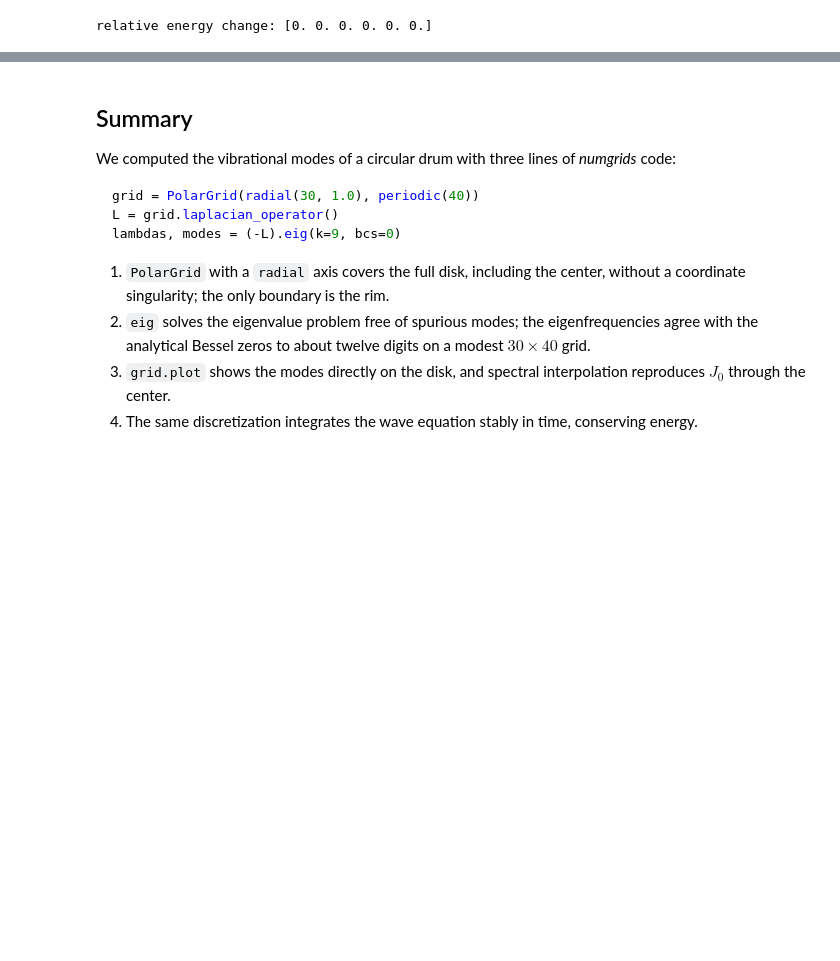
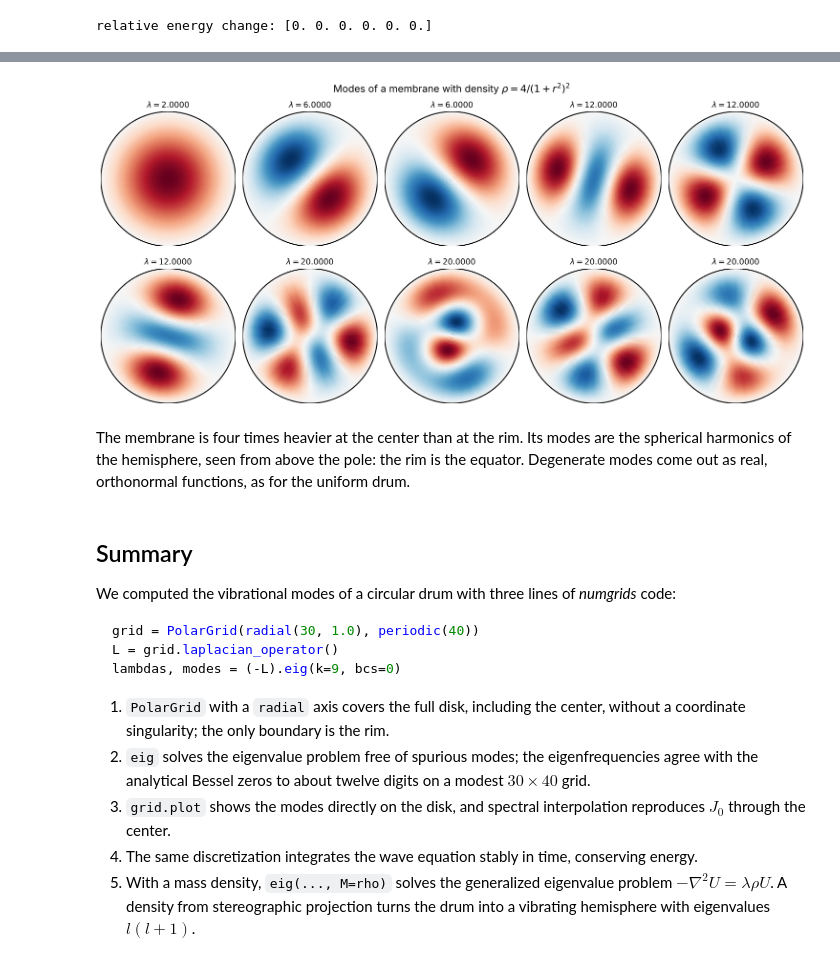
Before and after one commit to maroba/numgrids, a Jupyter notebook: examples/wave-equation-drum.ipynb, the cells around one changed output, grey strips where cells are left out. Cells and saved outputs as stored; diff of their text form; code cells hidden in the pictures; blank space fills up the shorter version.

```diff
--- a/examples/wave-equation-drum.ipynb
+++ b/examples/wave-equation-drum.ipynb
@@ -208,0 +226,9 @@ relative energy change: [0. 0. 0. 0. 0. 0.]
+# %%
+R, PHI = grid.meshed_coords
+rho = 4 / (1 + R**2) ** 2
+
+lambdas_h, modes_h = (-grid.laplacian_operator()).eig(k=10, bcs=0, M=rho)
+
+exact = [l * (l + 1) for l in range(1, 5) for _ in range(l)]
+for lam, ex in zip(lambdas_h, exact):
+    print(f"lambda = {lam:.10f}   exact: {ex}")
@@ -209,3 +246,19 @@ relative energy change: [0. 0. 0. 0. 0. 0.]
+# %%
+fig, axes = plt.subplots(2, 5, figsize=(15, 7.2))
+fig.suptitle(r"Modes of a membrane with density $\rho = 4/(1+r^2)^2$", fontsize=15)
+for ax, lam, mode in zip(axes.flat, lambdas_h, modes_h):
+    mode = mode / np.abs(mode).max()
+    grid.plot(mode, ax=ax, colorbar=False, cmap="RdBu_r", vmin=-1, vmax=1)
+    ax.plot(np.cos(theta), np.sin(theta), "k-", linewidth=1.5)
+    ax.set_title(rf"$\lambda = {lam:.4f}$", fontsize=12)
+    ax.set_aspect("equal")
+    ax.axis("off")
+plt.tight_layout(h_pad=2.5)
+plt.show()
+# %% [output]
+[figure, added]
+# %% [markdown]
+The membrane is four times heavier at the center than at the rim. Its modes are the spherical harmonics of the hemisphere, seen from above the pole: the rim is the equator. Degenerate modes come out as real, orthonormal functions, as for the uniform drum.
 # %% [markdown]
 ## Summary
 
@@ -224,3 +277,6 @@ lambdas, modes = (-L).eig(k=9, bcs=0)
 3. `grid.plot` shows the modes directly on the disk, and spectral interpolation reproduces $J_0$ through the
    center.
 4. The same discretization integrates the wave equation stably in time, conserving energy.
+5. With a mass density, `eig(..., M=rho)` solves the generalized eigenvalue problem
+   $-\nabla^2 U = \lambda \rho U$. A density from stereographic projection turns the drum into a vibrating
+   hemisphere with eigenvalues $l(l+1)$.
```
Also changed, not shown: parts of 3 cells of this notebook, 24 other files.
